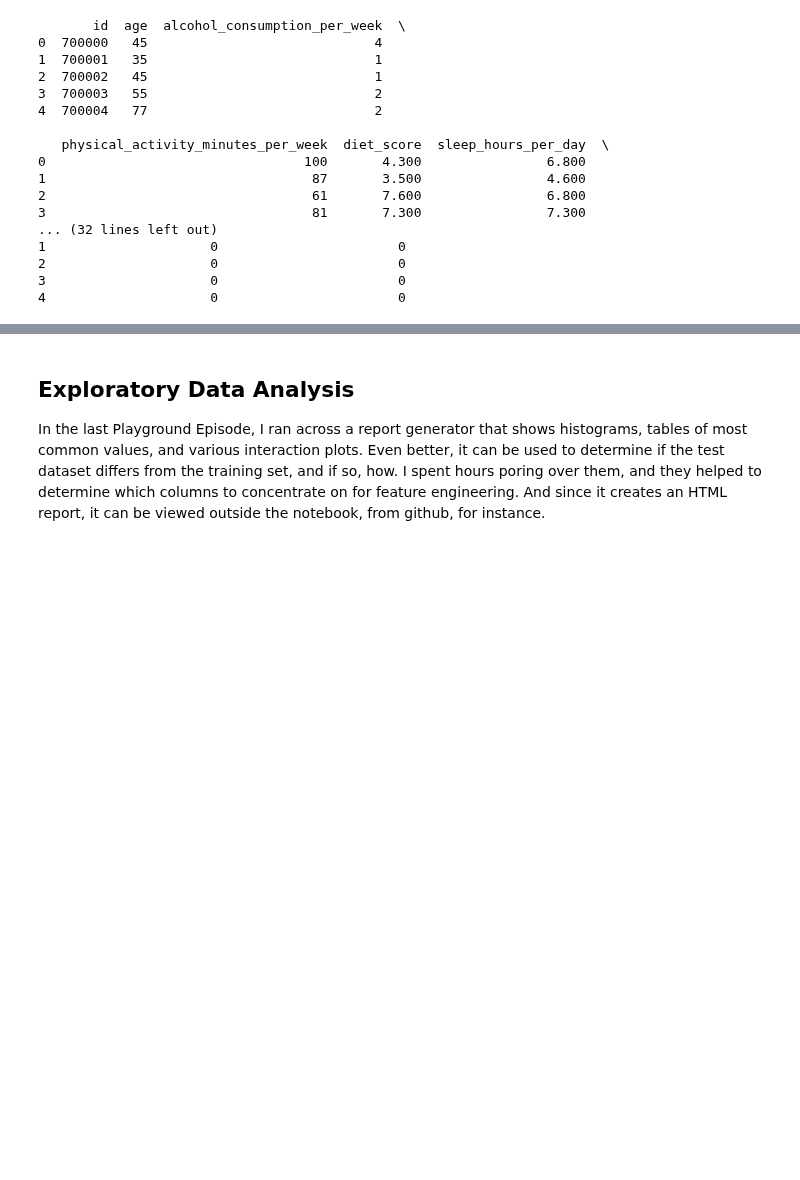
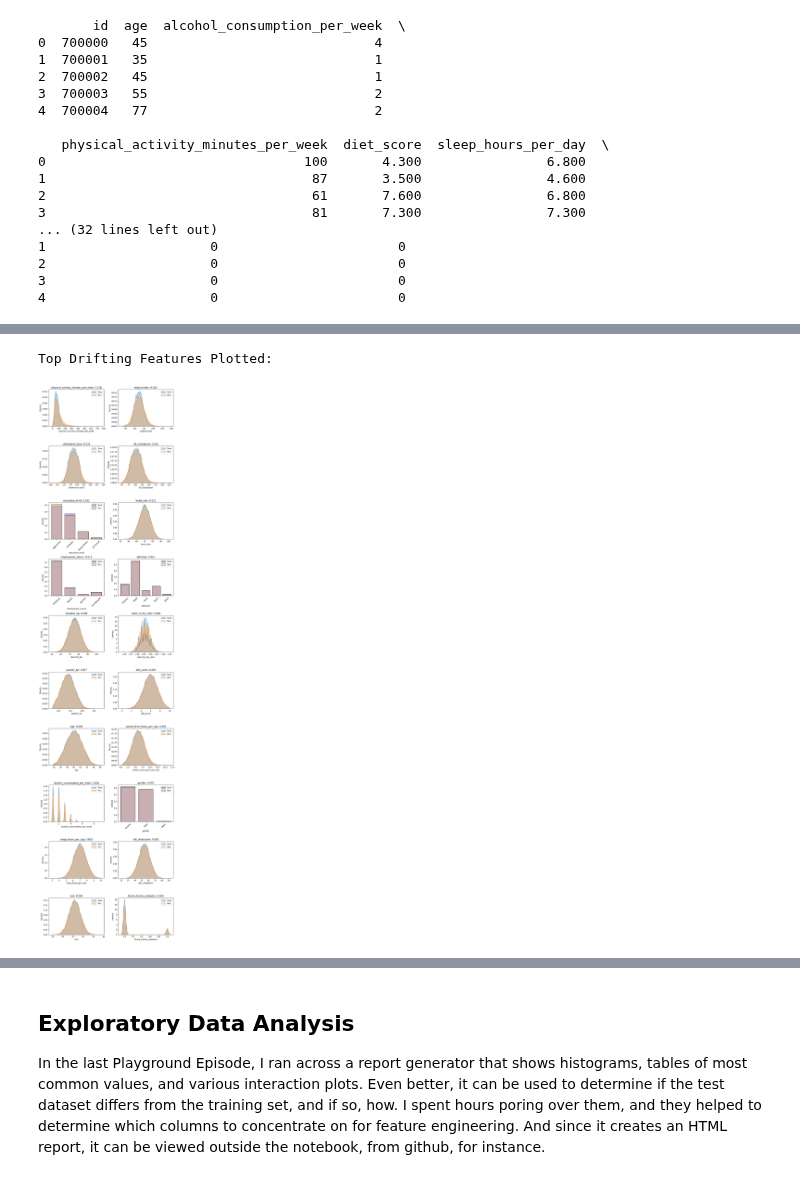
Before and after one commit to SteveTarter/kaggle-playground-series, a Jupyter notebook: 2025/s5e12/ps-s5e12-eda.ipynb, the cells around one changed output, grey strips where cells are left out. Drawn from its saved outputs; the diff is of its cells as text; code cells hidden in the pictures; blank space fills up the shorter version.

```diff
--- a/2025/s5e12/ps-s5e12-eda.ipynb
+++ b/2025/s5e12/ps-s5e12-eda.ipynb
@@ -150,0 +274,38 @@ print(test_df.head(5))
+# %%
+
+# Visualizing the top drifting feature
+print("Top Drifting Features Plotted:\n")
+n_cols = 2
+n_rows = math.ceil(len(high_ks_df) / n_cols)
+
+plt.figure(figsize=(5 * n_cols, 4 * n_rows))
+
+for i in range(len(high_ks_df)):
+    feat = high_ks_df.iloc[i]['feature']
+    drift = high_ks_df.iloc[i]['ks_statistic']
+    plt.subplot(n_rows, n_cols, i + 1)
+    plt.title(f"{feat}: {drift:.3f}")
+
+    # Check if the feature is numeric
+    if pd.api.types.is_numeric_dtype(training_df[feat]):
+        # Use KDE for continuous variables (smooth curves)
+        sns.kdeplot(training_df[feat], label='Train', fill=True, alpha=0.3)
+        sns.kdeplot(test_df[feat], label='Test', fill=True, alpha=0.3)
+    else:
+        # Use Histogram for categorical variables (bars)
+        # stat='density' ensures the total area sums to 1, allowing comparison
+        # discrete=True centers the bars on the category
+        sns.histplot(training_df[feat], label='Train', stat='density',
+                     kde=False, color='blue', alpha=0.3, discrete=True, shrink=0.8)
+        sns.histplot(test_df[feat], label='Test', stat='density',
+                     kde=False, color='orange', alpha=0.3, discrete=True, shrink=0.8)
+        # Rotate x-labels if there are many categories
+        plt.xticks(rotation=45)
+
+    plt.legend()
+
+plt.tight_layout()
+plt.show()
+# %% [output]
+Top Drifting Features Plotted:
+[figure, added]
```
Also changed, not shown: parts of 11 cells of this notebook, 14 other files.
